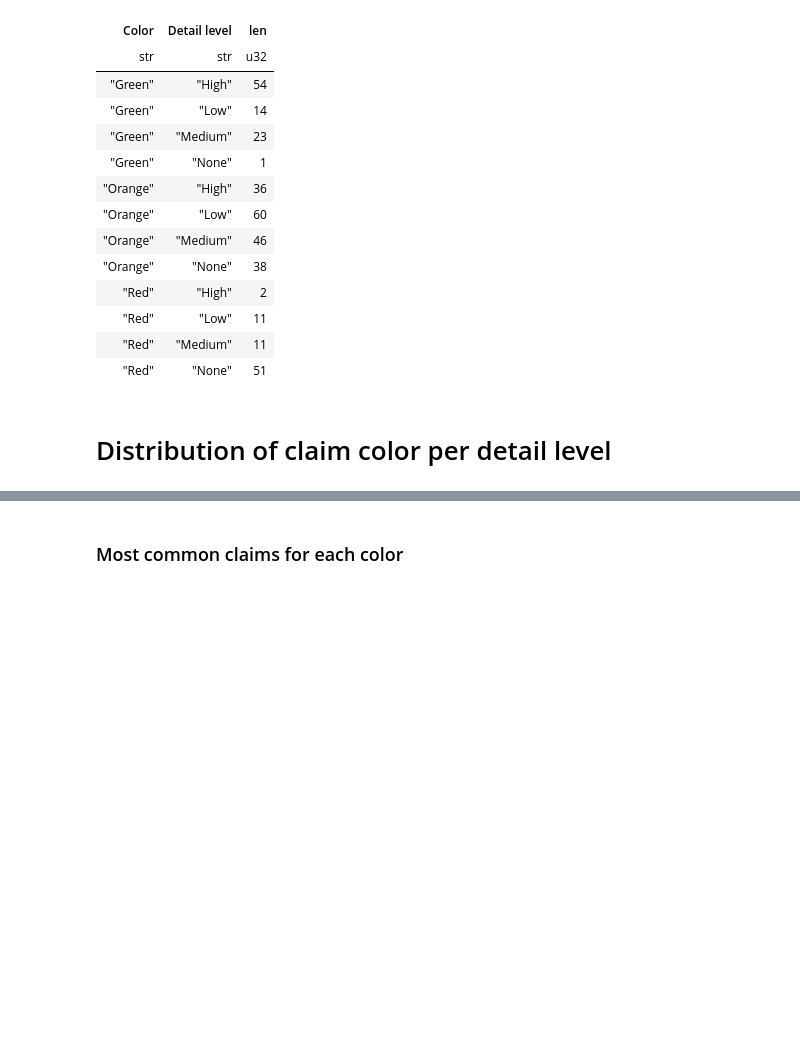
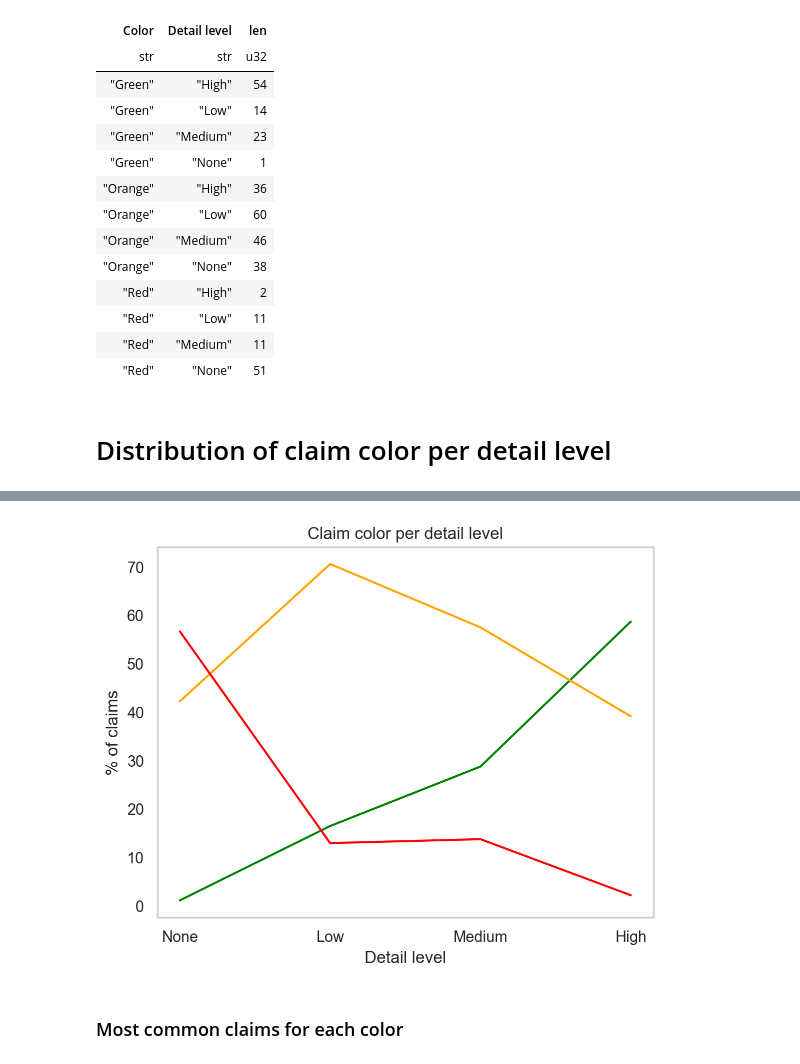
Before and after one commit to SebWae/generative-assignment-RoDS, a Jupyter notebook: bullshit_variation.ipynb, the cells around one changed output, grey strips where cells are left out. Cells and saved outputs as stored; diff of their text form; code cells hidden in the pictures; blank space fills up the shorter version.

```diff
--- a/bullshit_variation.ipynb
+++ b/bullshit_variation.ipynb
@@ -77,3 +79,15 @@ plt.show()
+# %%
+pivot_df_percentage.plot.line(
+    color=palette
+)
+
+plt.legend('',frameon=False)
+plt.ylabel("% of claims")
+plt.title("Claim color per detail level")
+plt.grid()
+plt.show()
+# %% [output]
+[figure, added]
 # %% [markdown]
 ### Most common claims for each color
 # %%
```
Also changed, not shown: parts of 4 cells of this notebook, 1 other file.
